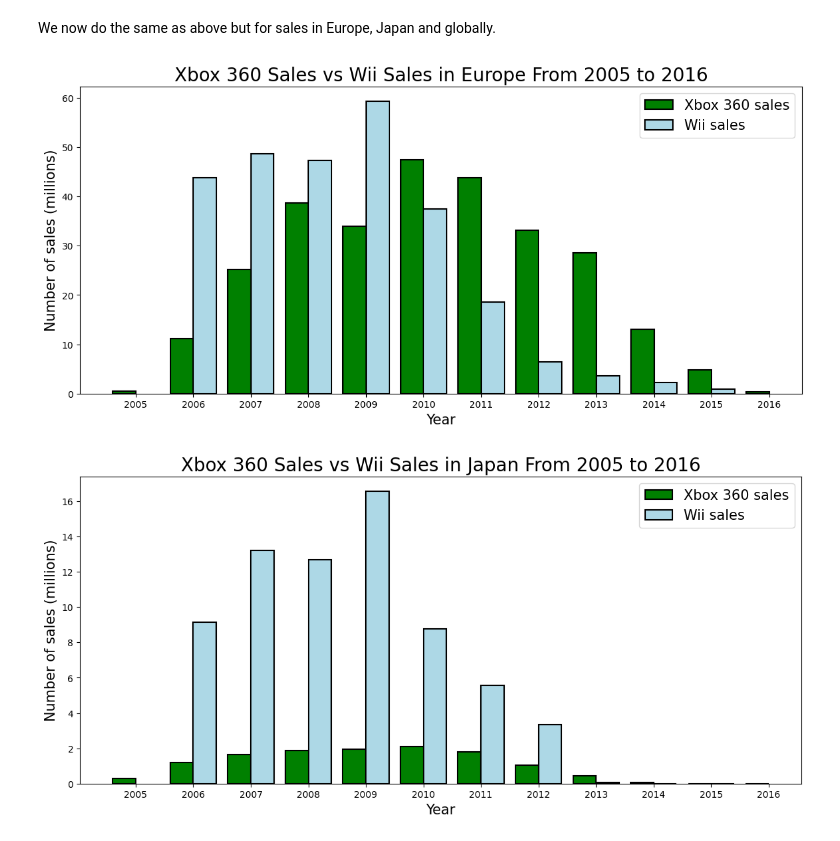
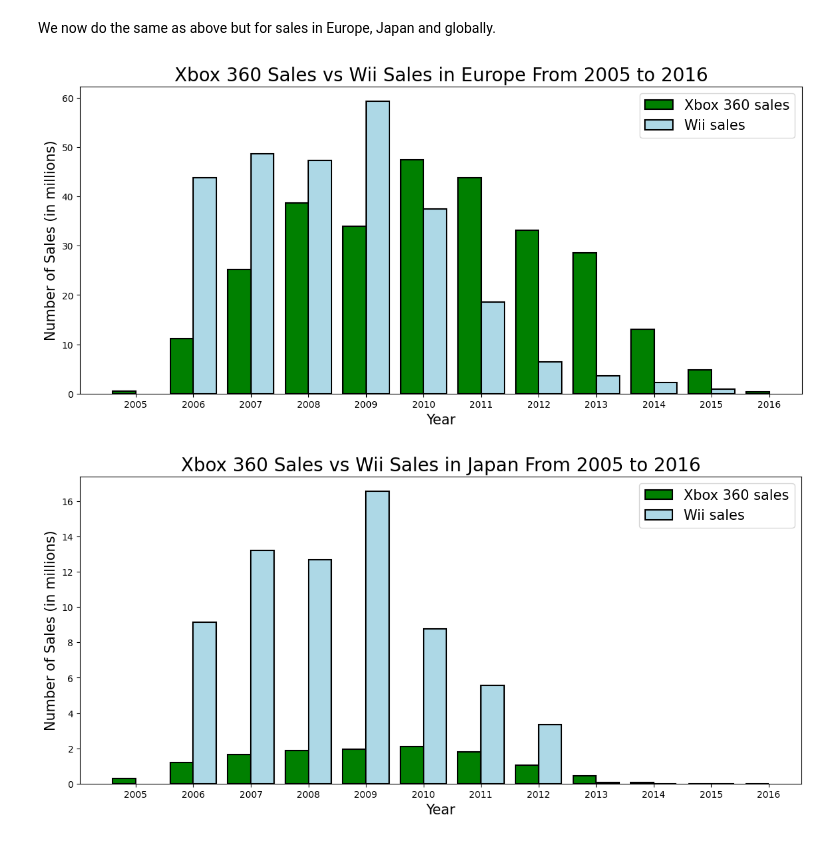
Before and after one commit to JoelCharlton09/Video-Games-Analysis, a Jupyter notebook: notebooks/Objective-1.ipynb, the cells around one changed output. Drawn from its saved outputs; the diff is of its cells as text; code cells hidden in the pictures.

```diff
--- a/notebooks/Objective-1.ipynb
+++ b/notebooks/Objective-1.ipynb
@@ -94,29 +94,29 @@ We now do the same as above but for sales in Europe, Japan and globally.
 # %%
 # List of yearly sales in Europe for the Xbox 360
 EU_values_Xbox = [Xbox360[Xbox360["Year"] == year]["EU_Sales"].sum() for year in Xbox_labels]
 
 # List of yearly sales in Europe for the Wii
 EU_values_Wii = [Wii[Wii["Year"] == year]["EU_Sales"].sum() for year in Wii_labels]
 
-# Plot a bar chart for the sales in North America
+# Plot a bar chart for the sales in Europe
 fig, ax = plt.subplots(figsize=(14,6))
 
 barwidth = 0.4
 ax.bar(Xbox_labels-0.2, EU_values_Xbox, width=barwidth, label="Xbox 360 sales",
        edgecolor = "black", linewidth=1.5, color="g")
 ax.bar(Wii_labels+0.2, EU_values_Wii, width=barwidth, label="Wii sales",
        edgecolor = "black", linewidth=1.5, color="lightblue")
 ax.legend(fontsize=15)
 ax.set_title("Xbox 360 Sales vs Wii Sales in Europe From 2005 to 2016",
              fontsize=20)
 plt.xticks(Xbox_labels)
 ax.set_xlabel("Year", fontsize=15)
-ax.set_ylabel("Number of sales (millions)", fontsize=15)
+ax.set_ylabel("Number of Sales (in millions)", fontsize=15)
 
 plt.savefig("../reports/figures/Sales in Europe.png")
 plt.show()
 # %% [output]
-[figure, old version]
+[figure, new version]
 # %%
 # List of yearly sales in Japan for the Xbox 360
 JP_values_Xbox = [Xbox360[Xbox360["Year"] == year]["JP_Sales"].sum() for year in Xbox_labels]
@@ -124,7 +124,7 @@ JP_values_Xbox = [Xbox360[Xbox360["Year"] == year]["JP_Sales"].sum() for year in
 # List of yearly sales in Japan for the Wii
 JP_values_Wii = [Wii[Wii["Year"] == year]["JP_Sales"].sum() for year in Wii_labels]
 
-# Plot a bar chart for the sales in North America
+# Plot a bar chart for the sales in Japan
 fig, ax = plt.subplots(figsize=(14,6))
 
 barwidth = 0.4
@@ -137,9 +137,9 @@ ax.set_title("Xbox 360 Sales vs Wii Sales in Japan From 2005 to 2016",
              fontsize=20)
 plt.xticks(Xbox_labels)
 ax.set_xlabel("Year", fontsize=15)
-ax.set_ylabel("Number of sales (millions)", fontsize=15)
+ax.set_ylabel("Number of Sales (in millions)", fontsize=15)
 
 plt.savefig("../reports/figures/Sales in Japan.png")
 plt.show()
 # %% [output]
-[figure, old version]
+[figure, new version]
```
Also changed, not shown: parts of 6 cells of this notebook.
